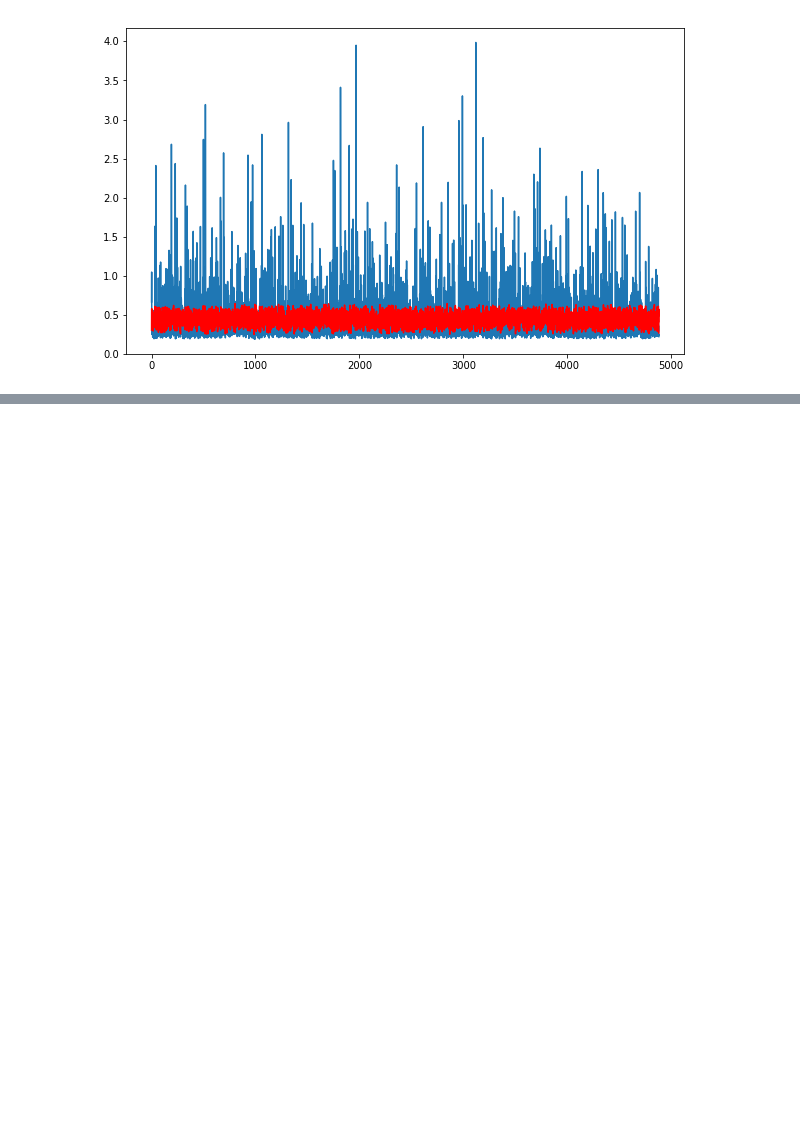
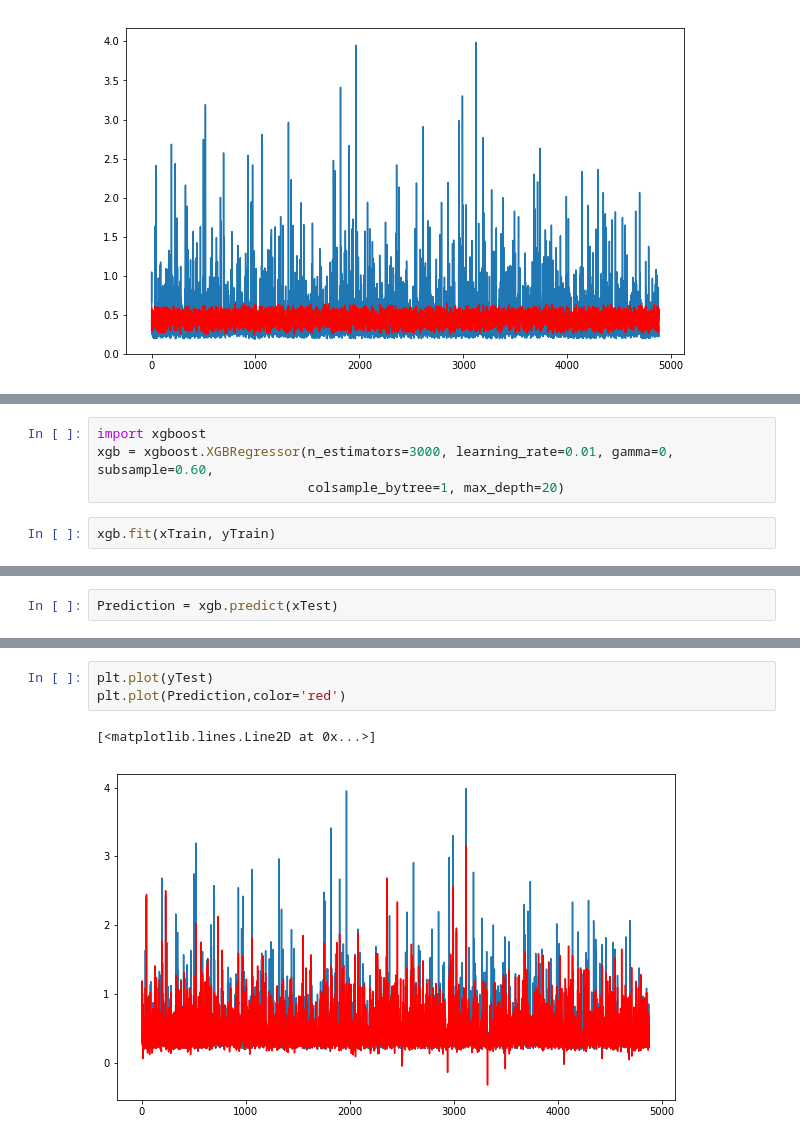
Before and after one commit to Adi-repo/TCS-HumaIn-XG-BOOST-, a Jupyter notebook: Human AI.ipynb, the cells around one changed output, grey strips where cells are left out. Saved outputs shown, nothing was run; the diff lists cells and outputs as text; blank space fills up the shorter version.

```diff
--- a/Human AI.ipynb
+++ b/Human AI.ipynb
@@ -612,0 +609,6 @@ ImportError: DLL load failed: The paging file is too small for this operation to
+# %%
+import xgboost
+xgb = xgboost.XGBRegressor(n_estimators=3000, learning_rate=0.01, gamma=0, subsample=0.60,
+                           colsample_bytree=1, max_depth=20)
+# %%
+xgb.fit(xTrain, yTrain)
@@ -612,0 +624,2 @@ ImportError: DLL load failed: The paging file is too small for this operation to
+# %%
+Prediction = xgb.predict(xTest)
@@ -612,0 +635,6 @@ ImportError: DLL load failed: The paging file is too small for this operation to
+# %%
+plt.plot(yTest)
+plt.plot(Prediction,color='red')
+# %% [output]
+[<matplotlib.lines.Line2D at 0x...>]
+[figure, added]
```
Also changed, not shown: parts of 11 cells of this notebook.
